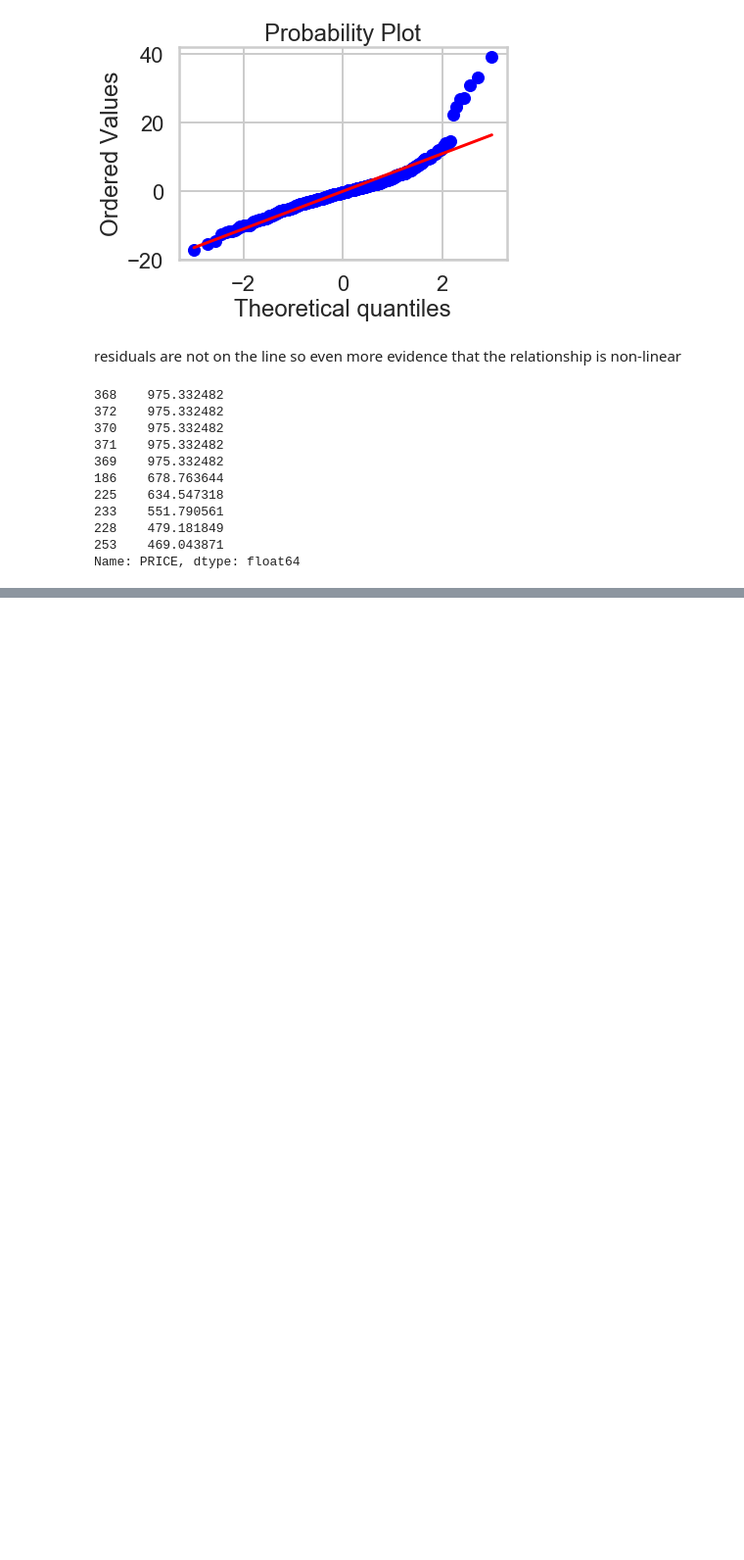
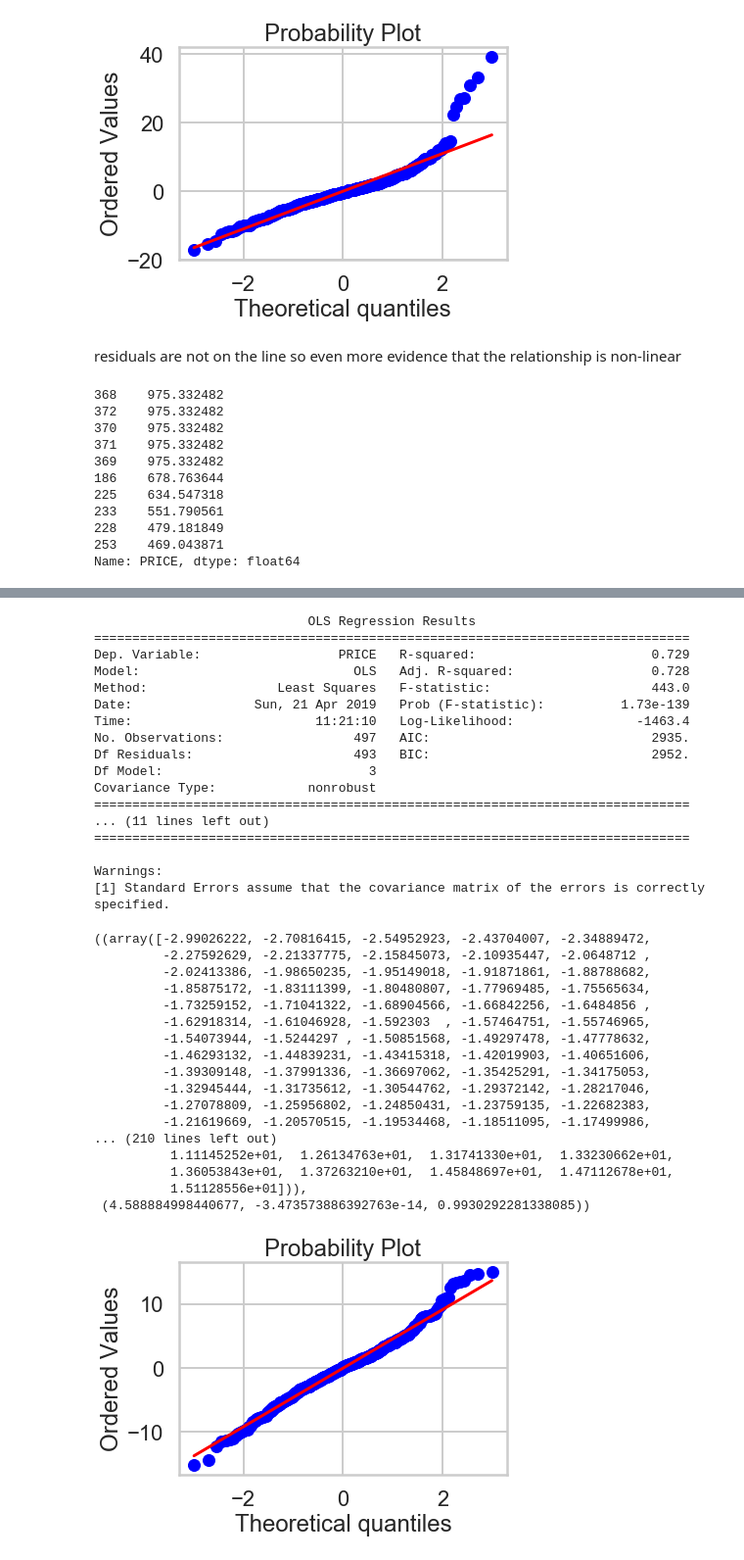
Before and after one commit to parasdoshicom/SpringboardDSIntensive, a Jupyter notebook: Mini_Project_Linear_Regression-With-Answer.ipynb, the cells around one changed output, grey strips where cells are left out. Shown at 98% size. Drawn from its saved outputs; the diff is of its cells as text; code cells hidden in the pictures; blank space fills up the shorter version.

```diff
--- a/Mini_Project_Linear_Regression-With-Answer.ipynb
+++ b/Mini_Project_Linear_Regression-With-Answer.ipynb
@@ -1071,3 +1073,12 @@ residuals.sort_values(ascending=False).head(10)
 228    479.181849
 253    469.043871
 Name: PRICE, dtype: float64
+# %%
+bos['FITTED'] = m4.fittedvalues
+bos['RESIDUALS'] = m4.resid
+
+large_residuals = bos[bos.RESIDUALS > 20]
+large_residuals
+
+small_residuals = bos[bos.RESIDUALS < 5]
+small_residuals
@@ -1078,0 +1181,4 @@ Name: PRICE, dtype: float64
+# %%
+boscopy = bos.drop('FITTED', axis=1)
+bosnew = boscopy.drop('RESIDUALS',axis=1)
+bosnew.head()
@@ -1078,0 +1192,18 @@ Name: PRICE, dtype: float64
+# %%
+#outliers
+os = m4.outlier_test(order=True)
+lg = os.nlargest(7, 'student_resid')
+outliers = list(lg.index)
+outliers
+
+#influence points
+model_cooks = m4.get_influence().cooks_distance[0]
+leverage_top_5 = list(np.flip(np.argsort(model_cooks), 0)[:5])
+leverage_top_5
+
+to_remove = set(outliers  + leverage_top_5)
+to_remove = list(to_remove)
+
+bosnew2 = bosnew.drop(bos.index[to_remove])
+
+bosnew2.count()-bosnew.count()
@@ -1078,0 +1228,45 @@ Name: PRICE, dtype: float64
+# %%
+#TRAIN NEW MODEL
+
+m6 = ols('PRICE ~ CRIM + RM + PTRATIO',bosnew2).fit()
+
+print(m6.summary())
+
+probplot(m6.resid, dist="norm", plot=plt)
+plt.show()
+# %% [output]
+                            OLS Regression Results
+==============================================================================
+Dep. Variable:                  PRICE   R-squared:                       0.729
+Model:                            OLS   Adj. R-squared:                  0.728
+Method:                 Least Squares   F-statistic:                     443.0
+Date:                Sun, 21 Apr 2019   Prob (F-statistic):          1.73e-139
+Time:                        11:21:10   Log-Likelihood:                -1463.4
+No. Observations:                 497   AIC:                             2935.
+Df Residuals:                     493   BIC:                             2952.
+Df Model:                           3
+Covariance Type:            nonrobust
+==============================================================================
+... (11 lines left out)
+==============================================================================
+
+Warnings:
+[1] Standard Errors assume that the covariance matrix of the errors is correctly specified.
+((array([-2.99026222, -2.70816415, -2.54952923, -2.43704007, -2.34889472,
+         -2.27592629, -2.21337775, -2.15845073, -2.10935447, -2.0648712 ,
+         -2.02413386, -1.98650235, -1.95149018, -1.91871861, -1.88788682,
+         -1.85875172, -1.83111399, -1.80480807, -1.77969485, -1.75565634,
+         -1.73259152, -1.71041322, -1.68904566, -1.66842256, -1.6484856 ,
+         -1.62918314, -1.61046928, -1.592303  , -1.57464751, -1.55746965,
+         -1.54073944, -1.5244297 , -1.50851568, -1.49297478, -1.47778632,
+         -1.46293132, -1.44839231, -1.43415318, -1.42019903, -1.40651606,
+         -1.39309148, -1.37991336, -1.36697062, -1.35425291, -1.34175053,
+         -1.32945444, -1.31735612, -1.30544762, -1.29372142, -1.28217046,
+         -1.27078809, -1.25956802, -1.24850431, -1.23759135, -1.22682383,
+         -1.21619669, -1.20570515, -1.19534468, -1.18511095, -1.17499986,
+... (210 lines left out)
+          1.11145252e+01,  1.26134763e+01,  1.31741330e+01,  1.33230662e+01,
+          1.36053843e+01,  1.37263210e+01,  1.45848697e+01,  1.47112678e+01,
+          1.51128556e+01])),
+ (4.588884998440677, -3.473573886392763e-14, 0.9930292281338085))
+[figure, added]
```
Also changed, not shown: parts of 10 cells of this notebook.
